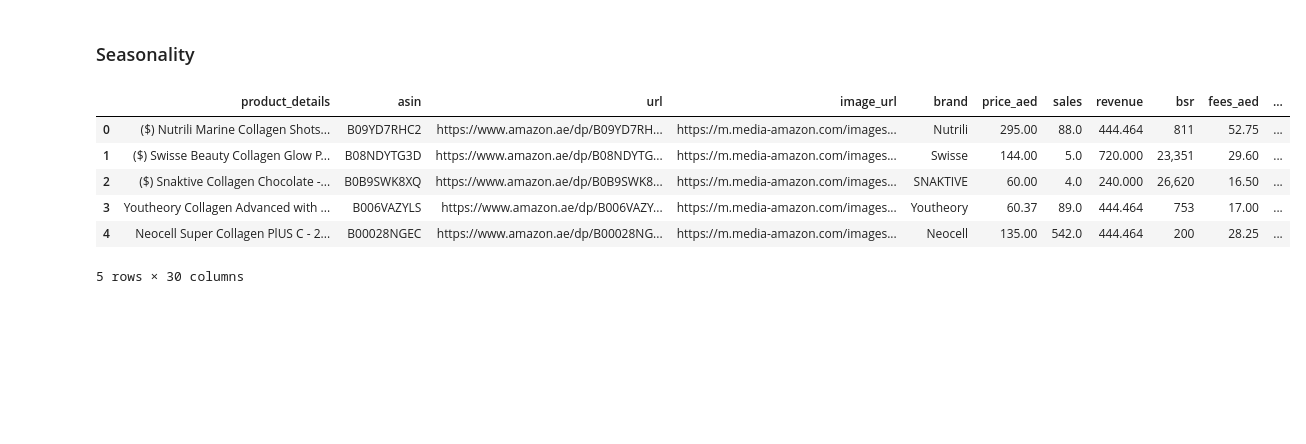
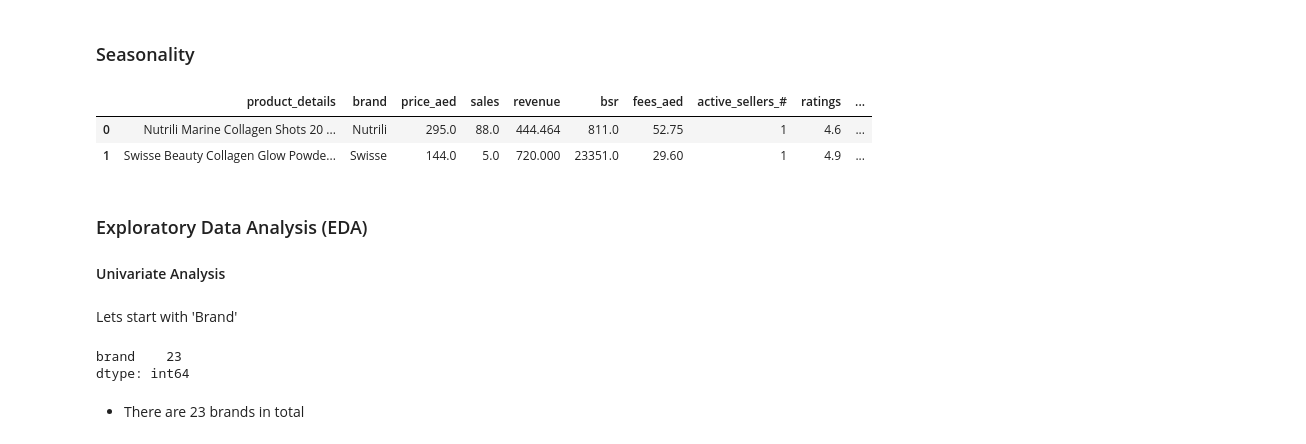
Before and after one commit to ElenaBara21/Portfolio, a Jupyter notebook: Amazon_final.ipynb, the cells around one changed output. Cells and saved outputs as stored; diff of their text form; code cells hidden in the pictures; blank space fills up the shorter version.

```diff
--- a/Amazon_final.ipynb
+++ b/Amazon_final.ipynb
@@ -417,0 +427,2 @@ memory usage: 9.6+ KB
+# %%
+df1['product_details'] = df1['product_details'].str.replace('II', '2', regex=True)
@@ -463,11 +484,11 @@ df1['sales'] = df1['sales'].replace('n/a', np.nan)
 *   review count
 *   bsr
 # %%
-df1['revenue'] = df1['revenue'].str.replace(',', '').astype(float)
+df1['revenue'] = df1['revenue'].replace(',', '', regex=True).astype(float)
 # %%
-df1['bsr'] = df1['bsr'].str.replace(',', '').astype(float)
+df1['bsr'] = df1['bsr'].str.replace(',', '',regex=True).astype(float)
 # %%
-df1['review_count'] = df1['review_count'].str.replace(',', '').astype(float)
+df1['review_count'] = df1['review_count'].str.replace(',', '',regex=True).astype(float)
 # %% [markdown]
 now lets format data_creation to dd/mm/yyyy format
 # %%
@@ -546,12 +559,13 @@ df1['is_spring'] = df1['month'].isin([3, 4, 5]).astype(int)
 df1['is_summer'] = df1['month'].isin([6, 7, 8]).astype(int)
 df1['is_autumn'] = df1['month'].isin([9, 10, 11]).astype(int)
 # %%
-df1.head()
+df1.head(2)
 # %% [output]
-|  | product_details | asin | url | image_url | brand | price_aed | sales | revenue | bsr | fees_aed | ... |
-| 0 | ($) Nutrili Marine Collagen Shots... | B09YD7RHC2 | https://www.amazon.ae/dp/B09YD7RH... | https://m.media-amazon.com/images... | Nutrili | 295.00 | 88.0 | 444.464 | 811 | 52.75 | ... |
-| 1 | ($) Swisse Beauty Collagen Glow P... | B08NDYTG3D | https://www.amazon.ae/dp/B08NDYTG... | https://m.media-amazon.com/images... | Swisse | 144.00 | 5.0 | 720.000 | 23,351 | 29.60 | ... |
-| 2 | ($) Snaktive Collagen Chocolate -... | B0B9SWK8XQ | https://www.amazon.ae/dp/B0B9SWK8... | https://m.media-amazon.com/images... | SNAKTIVE | 60.00 | 4.0 | 240.000 | 26,620 | 16.50 | ... |
-| 3 | Youtheory Collagen Advanced with ... | B006VAZYLS | https://www.amazon.ae/dp/B006VAZY... | https://m.media-amazon.com/images... | Youtheory | 60.37 | 89.0 | 444.464 | 753 | 17.00 | ... |
-| 4 | Neocell Super Collagen PlUS C - 2... | B00028NGEC | https://www.amazon.ae/dp/B00028NG... | https://m.media-amazon.com/images... | Neocell | 135.00 | 542.0 | 444.464 | 200 | 28.25 | ... |
+|  | product_details | brand | price_aed | sales | revenue | bsr | fees_aed | active_sellers_# | ratings | ... |
+| 0 | Nutrili Marine Collagen Shots 20 ... | Nutrili | 295.0 | 88.0 | 444.464 | 811.0 | 52.75 | 1 | 4.6 | ... |
+| 1 | Swisse Beauty Collagen Glow Powde... | Swisse | 144.0 | 5.0 | 720.000 | 23351.0 | 29.60 | 1 | 4.9 | ... |
-5 rows × 30 columns
+# %% [markdown]
+### Exploratory Data Analysis (EDA)
+#### Univariate Analysis
+# %% [markdown]
+Lets start with 'Brand'
@@ -557,0 +582,7 @@ df1.head()
+# %%
+brand1.nunique()
+# %% [output]
+brand    23
+dtype: int64
+# %% [markdown]
+* There are 23 brands in total
```
Also changed, not shown: parts of 27 cells of this notebook.
